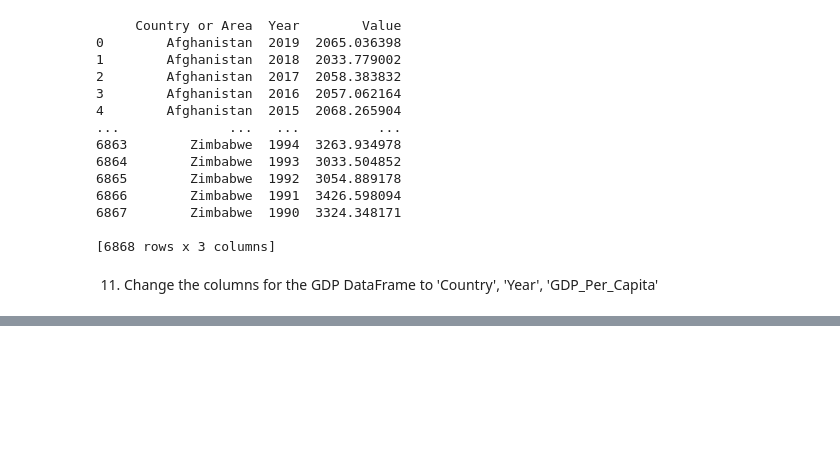
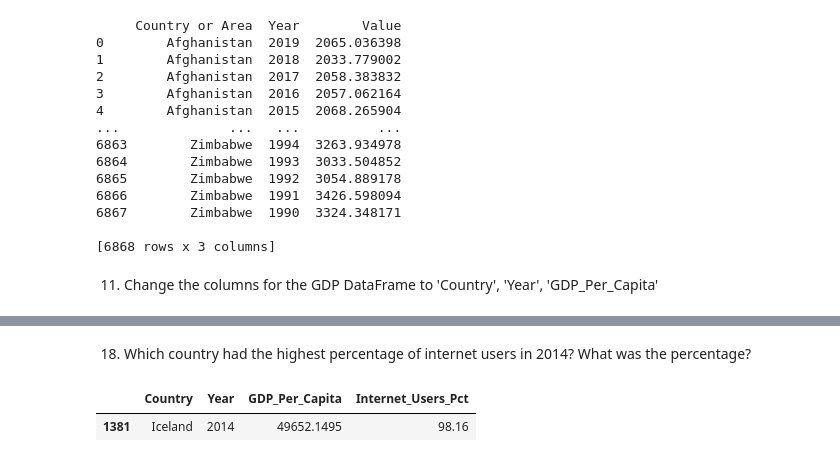
Before and after one commit to NSS-Data-Analytics-Cohort-7/gdp-and-internet-usage-Tara-Nicole-Data, a Jupyter notebook: Notebook/SUCCESS.ipynb, the cells around one changed output, grey strips where cells are left out. Saved outputs shown, nothing was run; the diff lists cells and outputs as text; code cells hidden in the pictures; blank space fills up the shorter version.

```diff
--- a/Notebook/SUCCESS.ipynb
+++ b/Notebook/SUCCESS.ipynb
@@ -141,0 +305,7 @@ print(gdp_df)
+# %% [markdown]
+18. Which country had the highest percentage of internet users in 2014? What was the percentage?
+# %%
+gdp_and_internet_use_2014[gdp_and_internet_use_2014.Internet_Users_Pct == gdp_and_internet_use_2014.Internet_Users_Pct.max()]
+# %% [output]
+|  | Country | Year | GDP_Per_Capita | Internet_Users_Pct |
+| 1381 | Iceland | 2014 | 49652.1495 | 98.16 |
```
Also changed, not shown: parts of 45 cells of this notebook.
